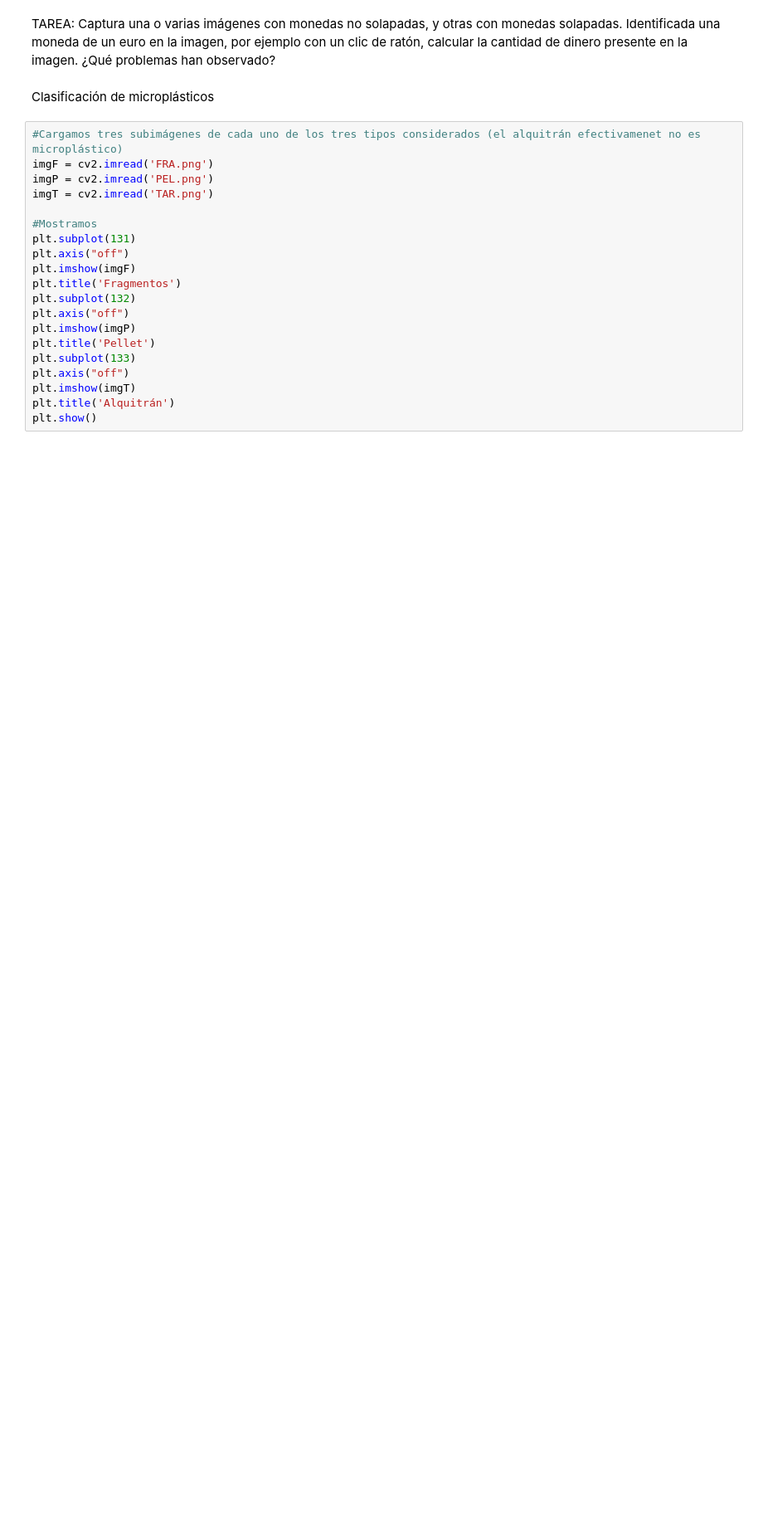
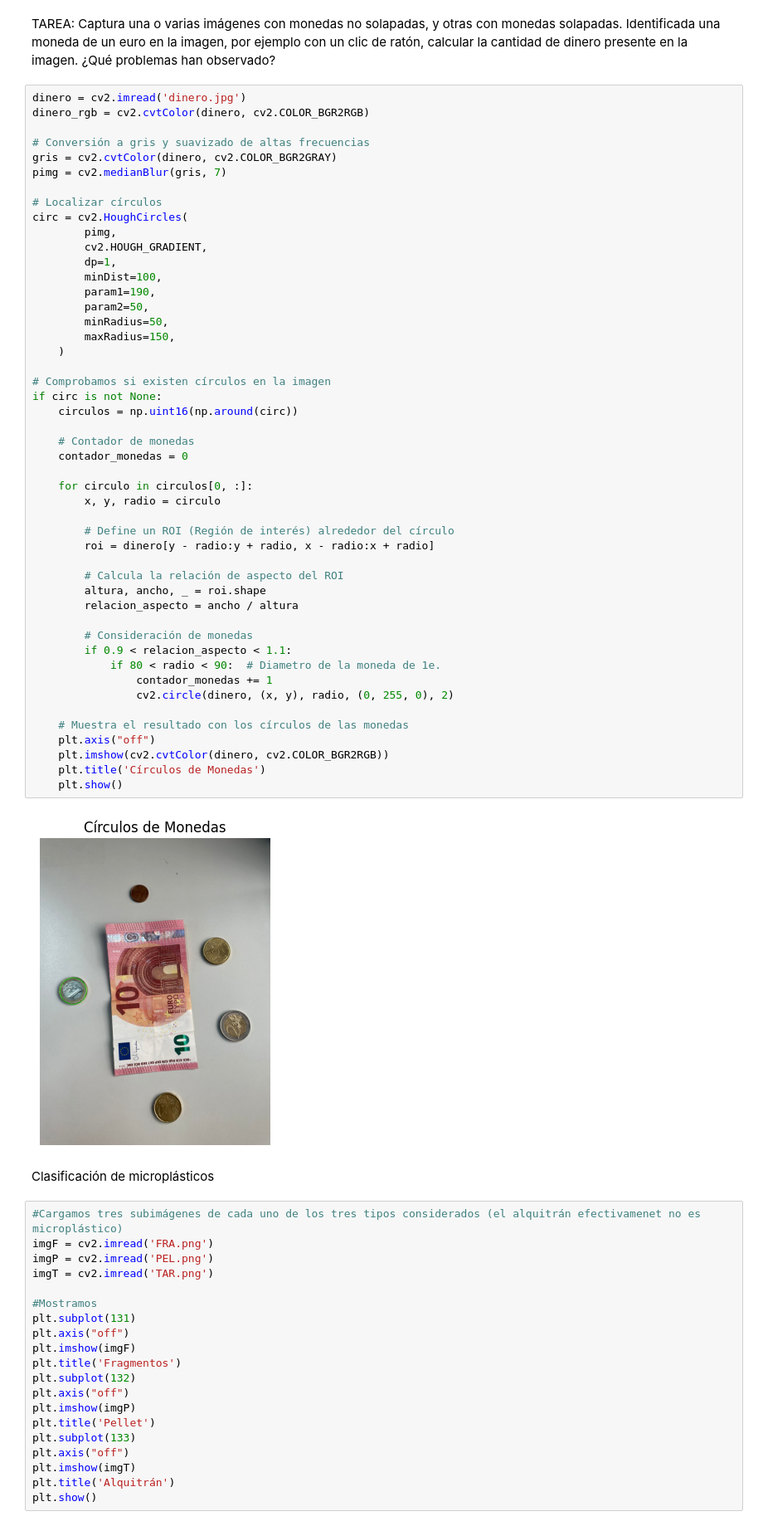
Before and after one commit to pablosanttanaa/VC, a Jupyter notebook: Práctica 3/P3/VC_P3.ipynb, the cells around one changed output. Shown at 83% size. Saved outputs shown, nothing was run; the diff lists cells and outputs as text; blank space fills up the shorter version.

```diff
--- a/Práctica 3/P3/VC_P3.ipynb
+++ b/Práctica 3/P3/VC_P3.ipynb
@@ -249,5 +249,55 @@ Clipping input data to the valid range for imshow with RGB data ([0..1] for floa
 # %% [markdown]
 TAREA: Captura una o varias imágenes con monedas no solapadas, y otras con monedas solapadas. Identificada una moneda de un euro en la imagen, por ejemplo con un clic de ratón, calcular la cantidad de dinero presente en la imagen. ¿Qué problemas han observado?
+# %%
+dinero = cv2.imread('dinero.jpg')
+dinero_rgb = cv2.cvtColor(dinero, cv2.COLOR_BGR2RGB)
+
+# Conversión a gris y suavizado de altas frecuencias
+gris = cv2.cvtColor(dinero, cv2.COLOR_BGR2GRAY)
+pimg = cv2.medianBlur(gris, 7)
+
+# Localizar círculos
+circ = cv2.HoughCircles(
+        pimg,
+        cv2.HOUGH_GRADIENT,
+        dp=1,
+        minDist=100,
+        param1=190,
+        param2=50,
+        minRadius=50,
+        maxRadius=150,
+    )
+
+# Comprobamos si existen círculos en la imagen
+if circ is not None:
+    circulos = np.uint16(np.around(circ))
+
+    # Contador de monedas
+    contador_monedas = 0
+
+    for circulo in circulos[0, :]:
+        x, y, radio = circulo
+
+        # Define un ROI (Región de interés) alrededor del círculo
+        roi = dinero[y - radio:y + radio, x - radio:x + radio]
+
+        # Calcula la relación de aspecto del ROI
+        altura, ancho, _ = roi.shape
+        relacion_aspecto = ancho / altura
+
+        # Consideración de monedas
+        if 0.9 < relacion_aspecto < 1.1:
+            if 80 < radio < 90:  # Diametro de la moneda de 1e.
+                contador_monedas += 1
+                cv2.circle(dinero, (x, y), radio, (0, 255, 0), 2)
+
+    # Muestra el resultado con los círculos de las monedas
+    plt.axis("off")
+    plt.imshow(cv2.cvtColor(dinero, cv2.COLOR_BGR2RGB))
+    plt.title('Círculos de Monedas')
+    plt.show()
+# %% [output]
+[figure, added]
 # %% [markdown]
 Clasificación de microplásticos
 # %%
```
Also changed, not shown: parts of 4 cells of this notebook.
